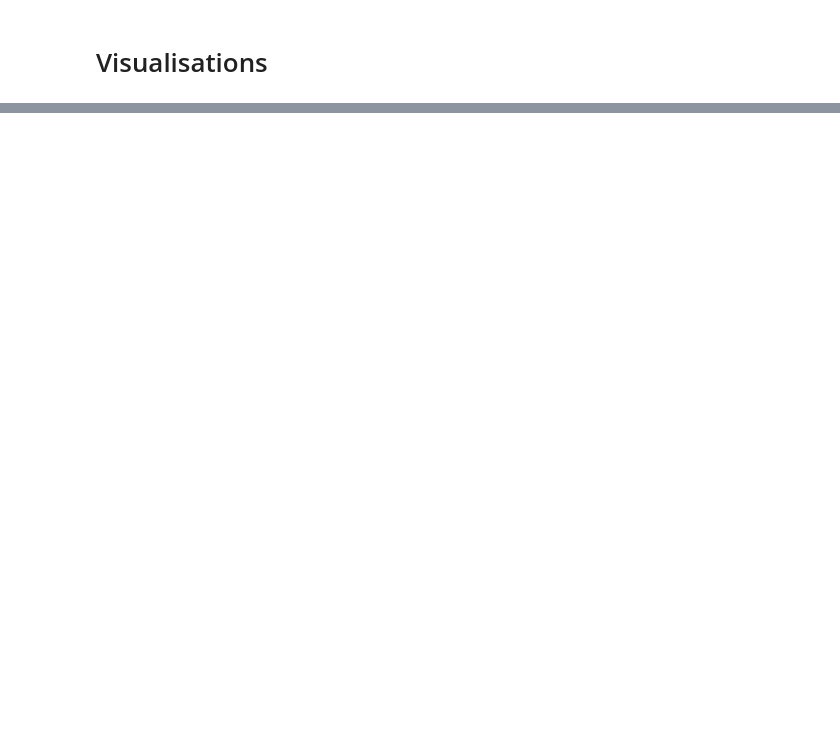
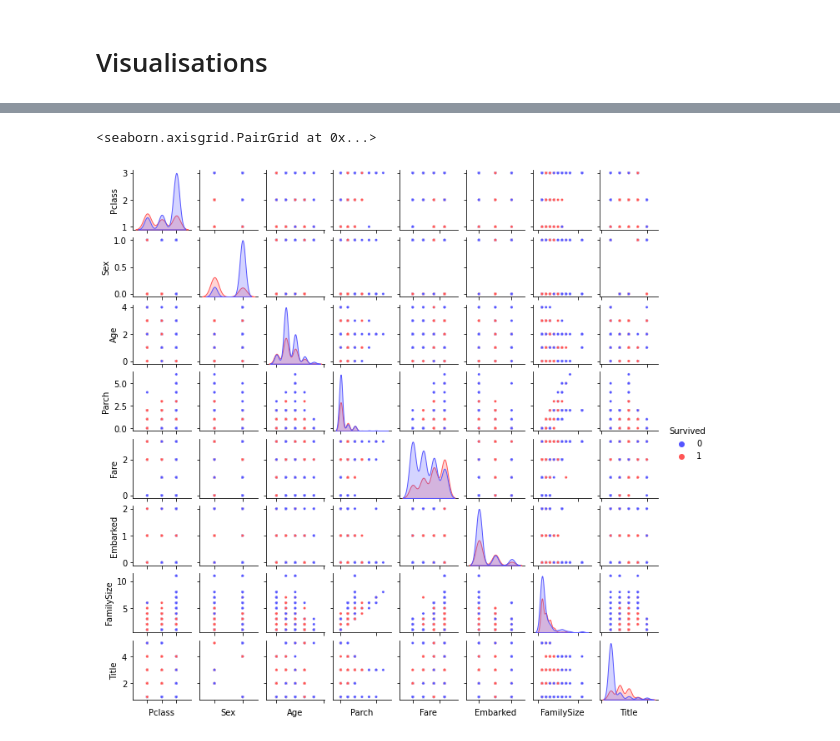
Before and after one commit to caputdraconis050630/DataAnalysis, a Jupyter notebook: Ensembling_Stacking_titanic.ipynb, the cells around one changed output, grey strips where cells are left out. Saved outputs shown, nothing was run; the diff lists cells and outputs as text; code cells hidden in the pictures; blank space fills up the shorter version.

```diff
--- a/Ensembling_Stacking_titanic.ipynb
+++ b/Ensembling_Stacking_titanic.ipynb
@@ -154,0 +172,7 @@ test = test.drop(drop_elements, axis=1)
+# %%
+g = sns.pairplot(train[[u'Survived', u'Pclass', u'Sex', u'Age', u'Parch', u'Fare', u'Embarked',
+       u'FamilySize', u'Title']], hue='Survived', palette = 'seismic',size=1.2,diag_kind = 'kde',diag_kws=dict(shade=True),plot_kws=dict(s=10) )
+g.set(xticklabels=[])
+# %% [output]
+<seaborn.axisgrid.PairGrid at 0x...>
+[figure, added]
```
Also changed, not shown: parts of 5 cells of this notebook.
